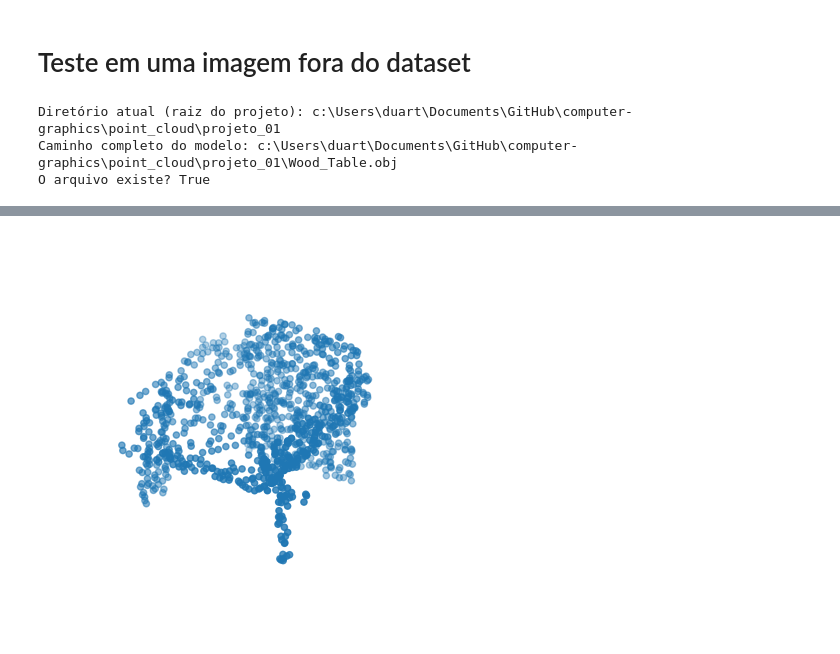
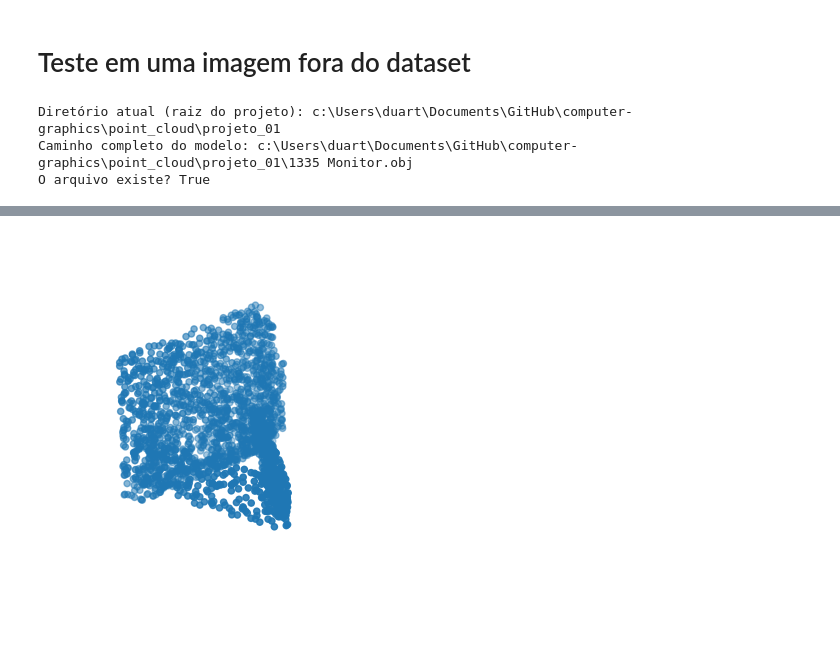
Before and after one commit to danielduartt/computer-graphics, a Jupyter notebook: point_cloud/projeto_01/3D_PointCloudClassificatio.ipynb, the cells around one changed output, grey strips where cells are left out. Cells and saved outputs as stored; diff of their text form; code cells hidden in the pictures.

Commit message:
fix: add imagens para teste

```diff
--- a/point_cloud/projeto_01/3D_PointCloudClassificatio.ipynb
+++ b/point_cloud/projeto_01/3D_PointCloudClassificatio.ipynb
@@ -262,7 +299,7 @@ import os
 project_root = os.path.dirname(os.path.abspath(__file__)) if '__file__' in globals() else os.getcwd()
 
 # Arquivo .obj está na mesma pasta do notebook
-custom_model_path = os.path.join(project_root, "Wood_Table.obj")
+custom_model_path = os.path.join(project_root, "1335 Monitor.obj")
 
 # Verificações
 print(f"Diretório atual (raiz do projeto): {project_root}")
@@ -272,34 +309,35 @@ file_exists = os.path.exists(custom_model_path)
 print(f"O arquivo existe? {file_exists}")
 # %% [output]
 Diretório atual (raiz do projeto): c:\Users\duart\Documents\GitHub\computer-graphics\point_cloud\projeto_01
-Caminho completo do modelo: c:\Users\duart\Documents\GitHub\computer-graphics\point_cloud\projeto_01\Wood_Table.obj
+Caminho completo do modelo: c:\Users\duart\Documents\GitHub\computer-graphics\point_cloud\projeto_01\1335 Monitor.obj
 O arquivo existe? True
 # %%
-mesh2 = trimesh.load(custom_model_path)
+mesh_test = trimesh.load(custom_model_path)
 
-mesh2.show()
+mesh_test.show()
 # %% [output]
 [interactive output not drawn]
 # %%
+
 # Verifica se veio como Scene
-if isinstance(mesh, trimesh.Scene):
-    # Junta todos os geometries em uma só malha (flatten)
-    mesh = trimesh.util.concatenate(
-        [g for g in mesh.geometry.values()]
+if isinstance(mesh_test, trimesh.Scene):
+    # Junta todas as geometries em uma só malha (flatten)
+    mesh_test = trimesh.util.concatenate(
+        [g for g in mesh_test.geometry.values()]
     )
 
 # Agora mesh é do tipo Trimesh
-points = mesh.sample(1000)
+points = mesh_test.sample(2000)
 
 # Visualiza (opcional)
 import matplotlib.pyplot as plt
 fig = plt.figure(figsize=(5, 5))
 ax = fig.add_subplot(111, projection='3d')
 ax.scatter(points[:, 0], points[:, 1], points[:, 2])
 ax.set_axis_off()
 plt.show()
 # %% [output]
-[figure, old version]
+[figure, new version]
 # %%
 points -= points.mean(axis=0)
 points /= np.max(np.linalg.norm(points, axis=1))
```
Also changed, not shown: parts of 8 cells of this notebook.
